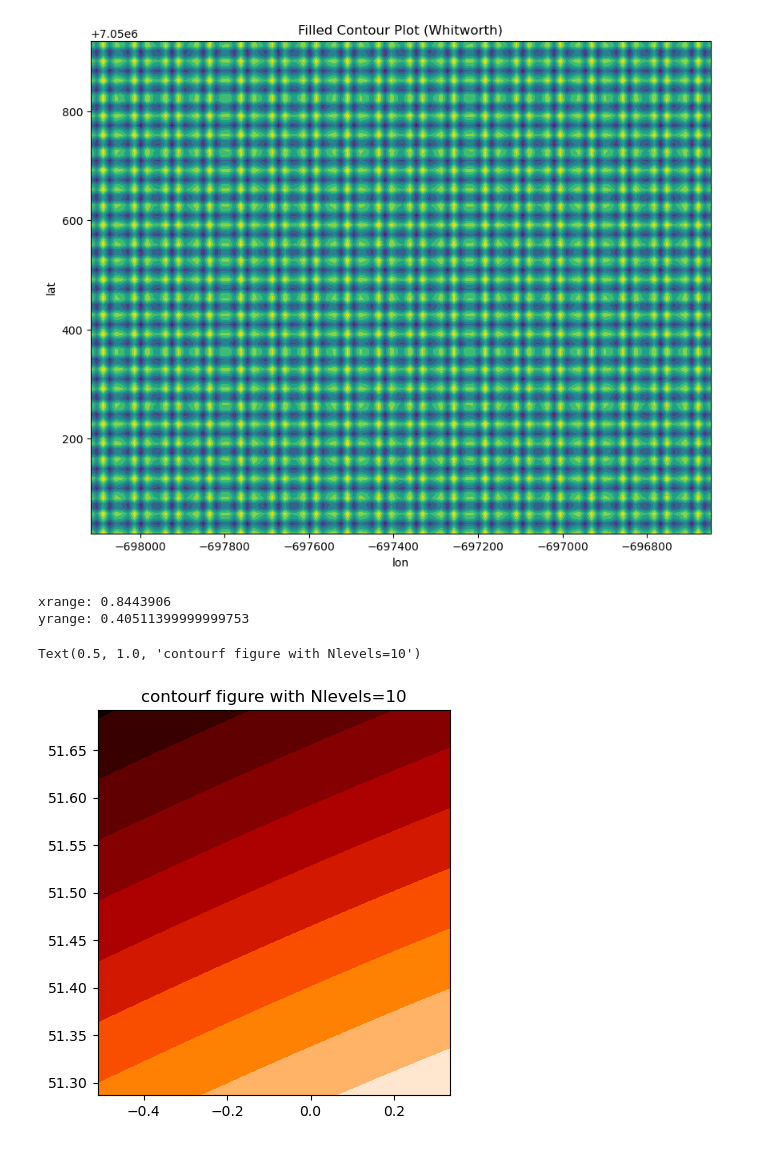
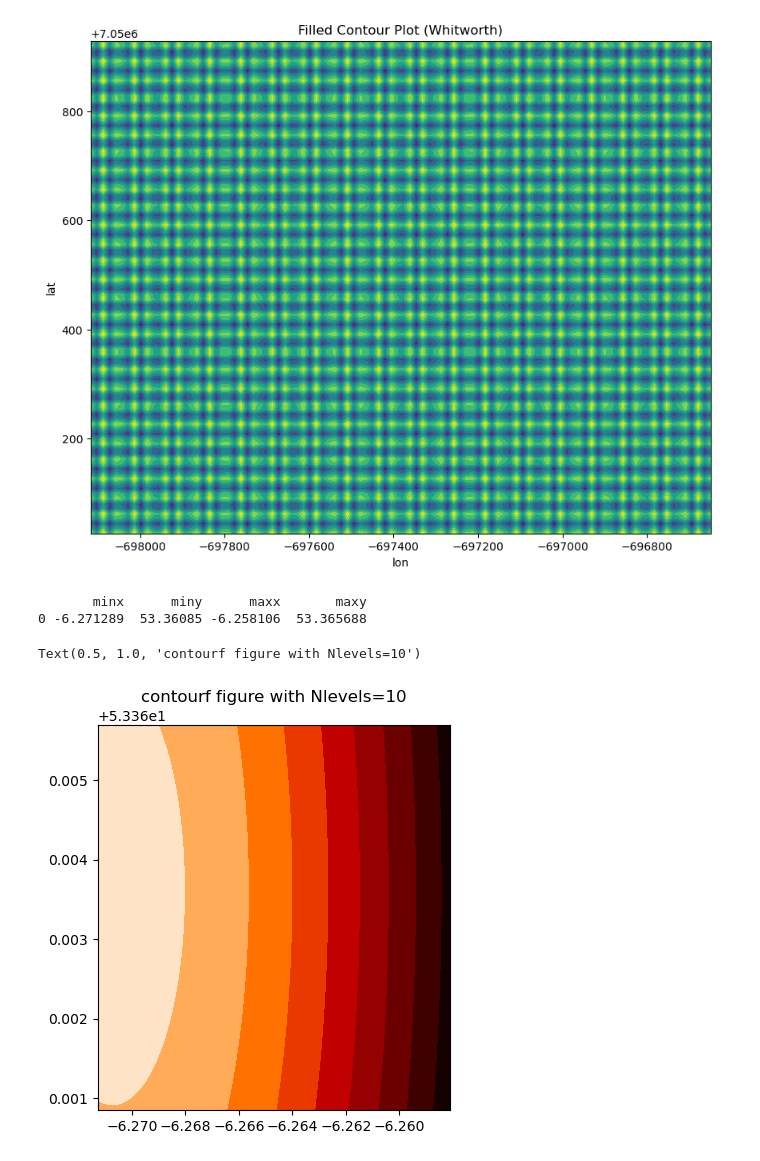
Before and after one commit to paddeaux/osm-poly-query, a Jupyter notebook: autocorr.ipynb, the cells around one changed output. Cells and saved outputs as stored; diff of their text form; code cells hidden in the pictures.

```diff
--- a/autocorr.ipynb
+++ b/autocorr.ipynb
@@ -42,43 +42,37 @@ plt.show()
 # %%
 from shapely import geometry
 import matplotlib.pyplot as plt
 from matplotlib import cm
 import numpy as np
 import fiona
 import os,json
 from descartes.patch import PolygonPatch
 
-poly = gpd.read_file("polygons/london.geojson").to_crs(4326)
+poly = gpd.read_file("polygons/whitworth.geojson").to_crs(4326)
 #cx.add_basemap(ax, crs='EPSG:3857', attribution=False, source=cx.providers.CartoDB.Voyager)
-
+print(poly.bounds)
 minx = poly.total_bounds[0]
 miny = poly.total_bounds[1]
 maxx = poly.total_bounds[2]
 maxy = poly.total_bounds[3]
 
 # create some test data with multiple peaks
-lon = np.linspace(0,45,100)
-lat = np.linspace(-20,32,90)
-
 lon = np.linspace(minx,maxx,100)
 lat = np.linspace(miny,maxy,90)
+long,latg=np.meshgrid(lon,lat)
 
-print("xrange:", maxx-minx)
-print("yrange:", maxy-miny)
-
-long,latg=np.meshgrid(lon,lat)
-C1=np.sqrt((long-5.)**2+(latg-25)**2)/30
-C2=np.sqrt((long-30.)**2+(latg-1)**2)/10
-m = 30*np.exp(-C1**2)+20.*np.exp(-C2**2)
+C1=np.sqrt((long-np.random.uniform(minx, maxx))**2+(latg-np.random.uniform(miny, maxy))**2)/0.05
+C2=np.sqrt((long-np.random.uniform(minx, maxx))**2+(latg-np.random.uniform(miny, maxy))**2)/0.025
+m = np.random.uniform(minx, maxx)*np.exp(-C1**2)+np.random.uniform(miny, maxy)*np.exp(-C2**2)
 
 # make the contourf plot, storing the resulting ContourSet in cs
 plt.figure(figsize=[10,5])
 plt.subplot(1,2,1)
 Nlevels=10
 cs = plt.contourf(lon,lat,m,Nlevels,cmap='gist_heat')
 plt.title('contourf figure with Nlevels='+str(Nlevels))
 # %% [output]
-xrange: 0.8443906
-yrange: 0.40511399999999753
+       minx      miny      maxx       maxy
+0 -6.271289  53.36085 -6.258106  53.365688
 Text(0.5, 1.0, 'contourf figure with Nlevels=10')
-[figure, old version]
+[figure, new version]
```
